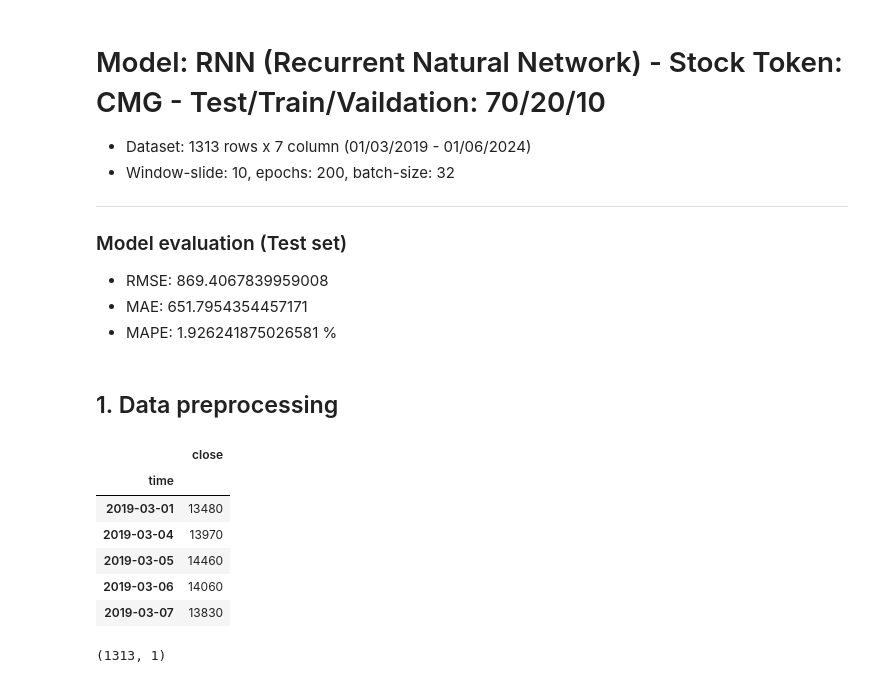
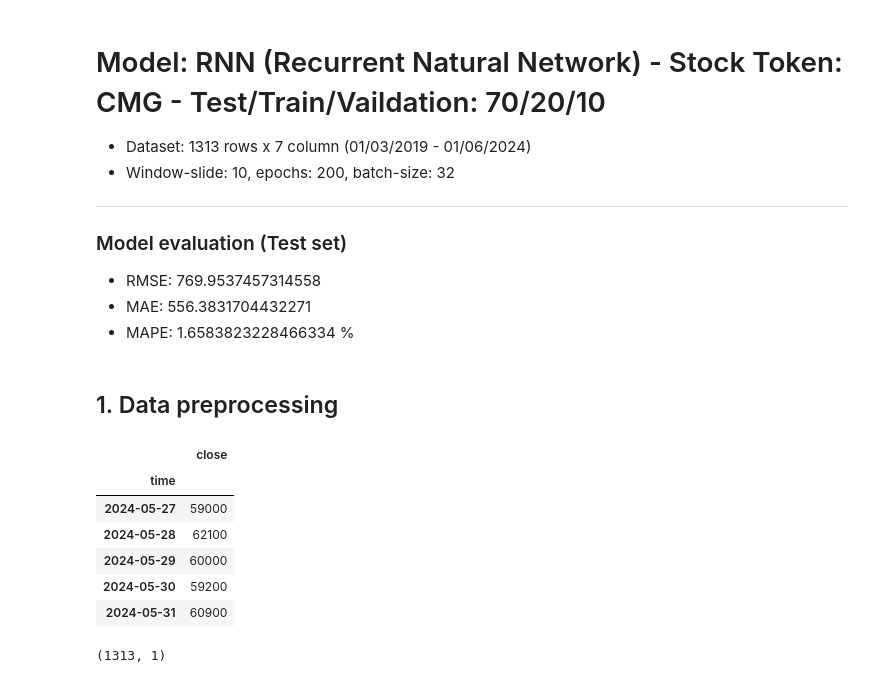
Before and after one commit to cawfee4/IS403_O22_HTCL_8, a Jupyter notebook: Model/RNN/RNN_CMG_721.ipynb, the cells around one changed output. Cells and saved outputs as stored; diff of their text form; code cells hidden in the pictures.

```diff
--- a/Model/RNN/RNN_CMG_721.ipynb
+++ b/Model/RNN/RNN_CMG_721.ipynb
@@ -4,9 +4,9 @@
 - Window-slide: 10, epochs: 200, batch-size: 32
 ----
 ### Model evaluation (Test set)
-- RMSE: 869.4067839959008
-- MAE: 651.7954354457171
-- MAPE: 1.926241875026581 %
+- RMSE: 769.9537457314558
+- MAE: 556.3831704432271
+- MAPE: 1.6583823228466334 %
 # %%
 import pandas as pd
 import numpy as np
@@ -28,20 +28,20 @@ split = 0  # 7 2 1
 # %%
 # Loading data
 df = pd.read_csv(f"../../Dataset/{stock_name[stock]}_stock.csv")
 
 df = df[["time", "close"]]
 df["time"] = pd.to_datetime(df["time"])
 df.set_index("time", inplace=True)
 
-df.head()
+df.tail()
 # %% [output]
 |  | close |
 | time |  |
-| 2019-03-01 | 13480 |
-| 2019-03-04 | 13970 |
-| 2019-03-05 | 14460 |
-| 2019-03-06 | 14060 |
-| 2019-03-07 | 13830 |
+| 2024-05-27 | 59000 |
+| 2024-05-28 | 62100 |
+| 2024-05-29 | 60000 |
+| 2024-05-30 | 59200 |
+| 2024-05-31 | 60900 |
 # %%
 df.shape
 # %% [output]
```
Also changed, not shown: parts of 7 cells of this notebook, 8 other files.
